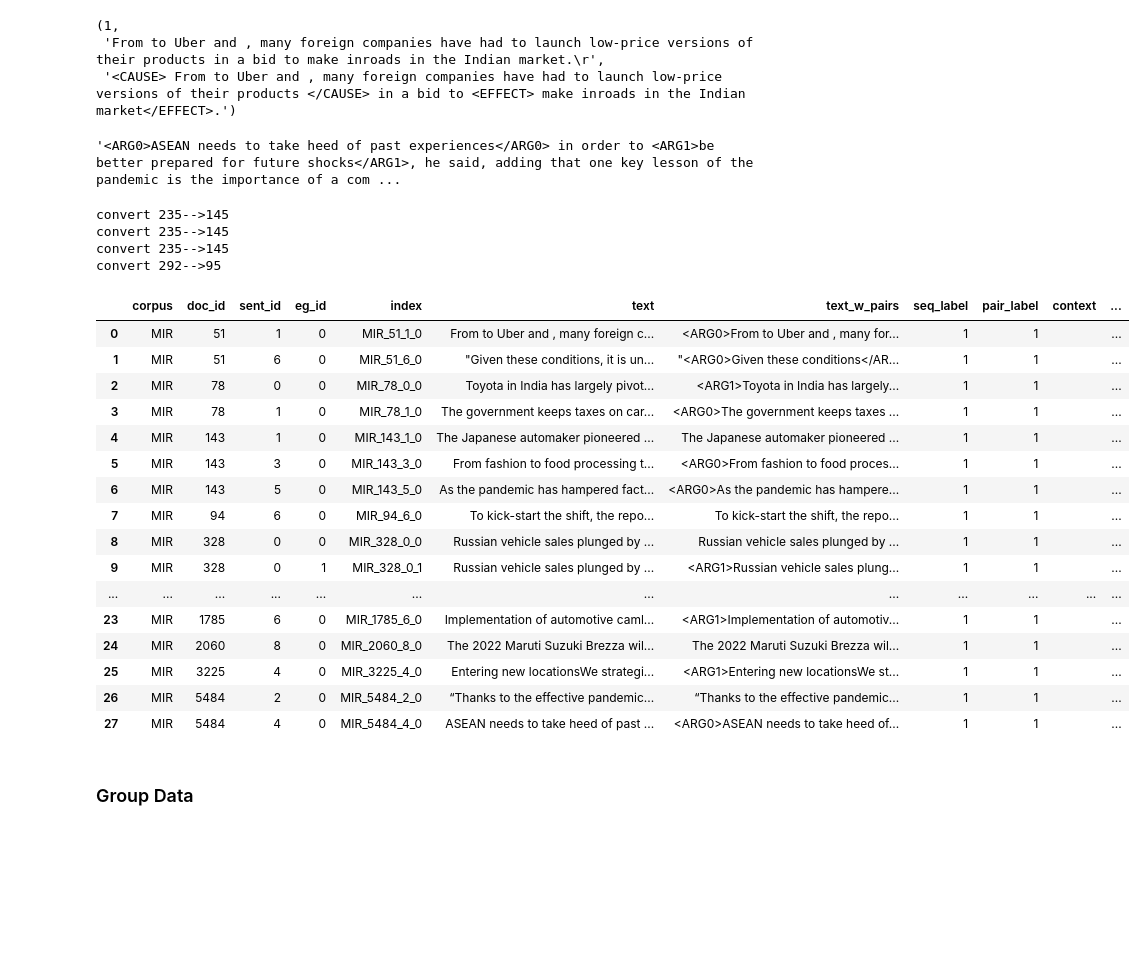
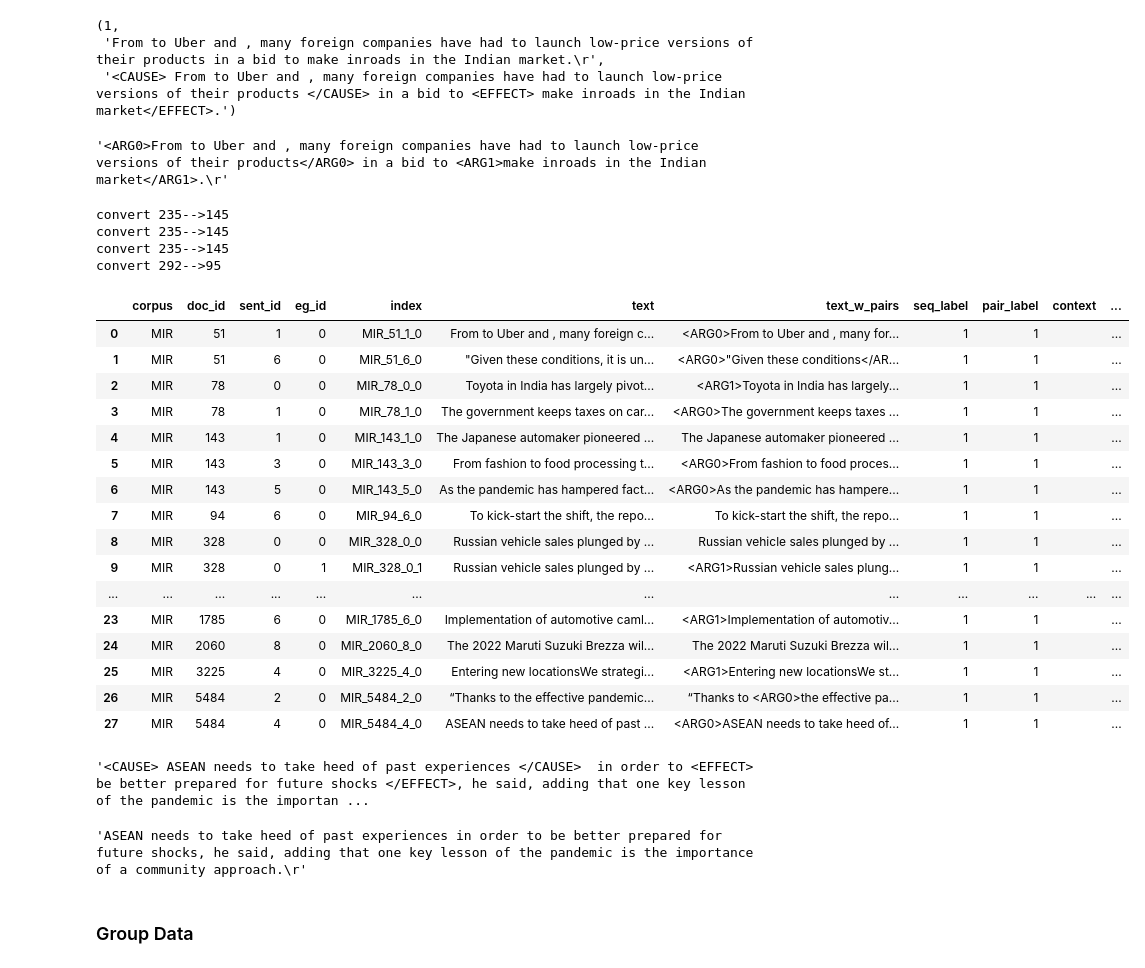
Before and after one commit to pauldebdeep9/Panasonic-IDS, a Jupyter notebook: notebooks/Format Annotated Data.ipynb, the cells around one changed output. Saved outputs shown, nothing was run; the diff lists cells and outputs as text; code cells hidden in the pictures; blank space fills up the shorter version.

```diff
--- a/notebooks/Format Annotated Data.ipynb
+++ b/notebooks/Format Annotated Data.ipynb
@@ -75,3 +77,9 @@ find_ref_sent_and_sent_id(original, annotated, verbose=False)
 (1,
  'From to Uber and , many foreign companies have had to launch low-price versions of their products in a bid to make inroads in the Indian market.\r',
  '<CAUSE> From to Uber and , many foreign companies have had to launch low-price versions of their products </CAUSE> in a bid to <EFFECT> make inroads in the Indian market</EFFECT>.')
+# %%
+def remove_weird_chars(t):
+    t = re.sub(r'"','',t)
+    t = re.sub(r"'",'',t)
+    t = re.sub(r"â|€|”|-|—|™|’|™|\x9d|œ",'',t)
+    return t
@@ -82,9 +124,25 @@ def reformat_annotations(text, annotated):
     cause = re.search(r'<CAUSE>(.*?)</CAUSE>', annotated).group(1).strip()
     effect = re.search(r'<EFFECT>(.*?)</EFFECT>', annotated).group(1).strip()
 
+    cause_start, cause_end = find_substring_in_text(text, cause)
+    effect_start, effect_end = find_substring_in_text(text, effect)
+
+    adjustment = 13
     text_w_pairs = text
-    text_w_pairs = re.sub(cause,f'<ARG0>{cause}</ARG0>',text_w_pairs)
-    text_w_pairs = re.sub(effect,f'<ARG1>{effect}</ARG1>',text_w_pairs)
+    if cause_start<effect_start:
+        effect_start+=adjustment
+        effect_end+=adjustment
+        text_w_pairs = text_w_pairs[:cause_start] + '<ARG0>' + text_w_pairs[cause_start:cause_end] + '</ARG0>'+ text_w_pairs[cause_end:]
+        text_w_pairs = text_w_pairs[:effect_start] + '<ARG1>' + text_w_pairs[effect_start:effect_end] + '</ARG1>'+ text_w_pairs[effect_end:]
+    else:
+        cause_start+=adjustment
+        cause_end+=adjustment
+        text_w_pairs = text_w_pairs[:effect_start] + '<ARG1>' + text_w_pairs[effect_start:effect_end] + '</ARG1>'+ text_w_pairs[effect_end:]
+        text_w_pairs = text_w_pairs[:cause_start] + '<ARG0>' + text_w_pairs[cause_start:cause_end] + '</ARG0>'+ text_w_pairs[cause_end:]
+
+#     text_w_pairs = text
+#     text_w_pairs = re.sub(cause,f'<ARG0>{cause}</ARG0>',text_w_pairs)
+#     text_w_pairs = re.sub(effect,f'<ARG1>{effect}</ARG1>',text_w_pairs)
 
     return text_w_pairs
 
@@ -92,4 +150,4 @@ def reformat_annotations(text, annotated):
 sent_id, text, annotated_sent = find_ref_sent_and_sent_id(original, annotated, verbose=False)
 reformat_annotations(text, annotated_sent)
 # %% [output]
-'<ARG0>ASEAN needs to take heed of past experiences</ARG0> in order to <ARG1>be better prepared for future shocks</ARG1>, he said, adding that one key lesson of the pandemic is the importance of a com ...
+'<ARG0>From to Uber and , many foreign companies have had to launch low-price versions of their products</ARG0> in a bid to <ARG1>make inroads in the Indian market</ARG1>.\r'
@@ -104,6 +164,7 @@ for i,row in annotated_df.iterrows():
 
     doc_id = get_doc_id(row.row_id)
     original = data.loc[doc_id]['Text']
+
     annotated = row.annotations
 
     # sanity check
@@ -117,34 +178,36 @@ for i,row in annotated_df.iterrows():
     if curr_id==prev_id:
         eg_id+=1
     else:
         eg_id=0
     prev_id = curr_id
 
+    if ('<ARG0>' not in text_w_pairs) or ('<ARG1>' not in text_w_pairs):
+        raise ValueError(f'Cause/Effect Arg not found: \n{text_w_pairs}')
 
     ref.append([
         'MIR',
         doc_id,
         sent_id,
         eg_id,
         f'{curr_id}_{eg_id}',
         text,
         text_w_pairs,
         1,
         1,
         '',
         1
     ])
 
 ref = pd.DataFrame(ref, columns=cols)
 ref
 # %% [output]
 convert 235-->145
 convert 235-->145
 convert 235-->145
 convert 292-->95
 |  | corpus | doc_id | sent_id | eg_id | index | text | text_w_pairs | seq_label | pair_label | context | ... |
 | 0 | MIR | 51 | 1 | 0 | MIR_51_1_0 | From to Uber and , many foreign c... | <ARG0>From to Uber and , many for... | 1 | 1 |  | ... |
-| 1 | MIR | 51 | 6 | 0 | MIR_51_6_0 | "Given these conditions, it is un... | "<ARG0>Given these conditions</AR... | 1 | 1 |  | ... |
+| 1 | MIR | 51 | 6 | 0 | MIR_51_6_0 | "Given these conditions, it is un... | <ARG0>"Given these conditions</AR... | 1 | 1 |  | ... |
 | 2 | MIR | 78 | 0 | 0 | MIR_78_0_0 | Toyota in India has largely pivot... | <ARG1>Toyota in India has largely... | 1 | 1 |  | ... |
 | 3 | MIR | 78 | 1 | 0 | MIR_78_1_0 | The government keeps taxes on car... | <ARG0>The government keeps taxes ... | 1 | 1 |  | ... |
 | 4 | MIR | 143 | 1 | 0 | MIR_143_1_0 | The Japanese automaker pioneered ... | The Japanese automaker pioneered ... | 1 | 1 |  | ... |
@@ -157,8 +220,16 @@ convert 292-->95
 | 23 | MIR | 1785 | 6 | 0 | MIR_1785_6_0 | Implementation of automotive caml... | <ARG1>Implementation of automotiv... | 1 | 1 |  | ... |
 | 24 | MIR | 2060 | 8 | 0 | MIR_2060_8_0 | The 2022 Maruti Suzuki Brezza wil... | The 2022 Maruti Suzuki Brezza wil... | 1 | 1 |  | ... |
 | 25 | MIR | 3225 | 4 | 0 | MIR_3225_4_0 | Entering new locationsWe strategi... | <ARG1>Entering new locationsWe st... | 1 | 1 |  | ... |
-| 26 | MIR | 5484 | 2 | 0 | MIR_5484_2_0 | “Thanks to the effective pandemic... | “Thanks to the effective pandemic... | 1 | 1 |  | ... |
+| 26 | MIR | 5484 | 2 | 0 | MIR_5484_2_0 | “Thanks to the effective pandemic... | “Thanks to <ARG0>the effective pa... | 1 | 1 |  | ... |
 | 27 | MIR | 5484 | 4 | 0 | MIR_5484_4_0 | ASEAN needs to take heed of past ... | <ARG0>ASEAN needs to take heed of... | 1 | 1 |  | ... |
+# %%
+annotated_sent
+# %% [output]
+'<CAUSE> ASEAN needs to take heed of past experiences </CAUSE>  in order to <EFFECT> be better prepared for future shocks </EFFECT>, he said, adding that one key lesson of the pandemic is the importan ...
+# %%
+text
+# %% [output]
+'ASEAN needs to take heed of past experiences in order to be better prepared for future shocks, he said, adding that one key lesson of the pandemic is the importance of a community approach.\r'
 # %%
 ref.to_csv(os.path.join(r'D:\66 CausalMap\Panasonic-IDS\data','MIR_annotated.csv'), index=False, encoding='utf-8-sig')
 # %% [markdown]
```
Also changed, not shown: parts of 5 cells of this notebook, 3 other files.
